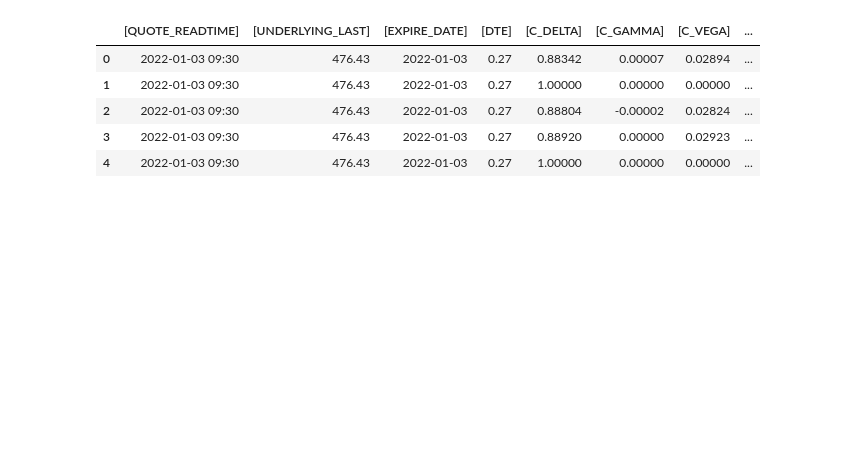
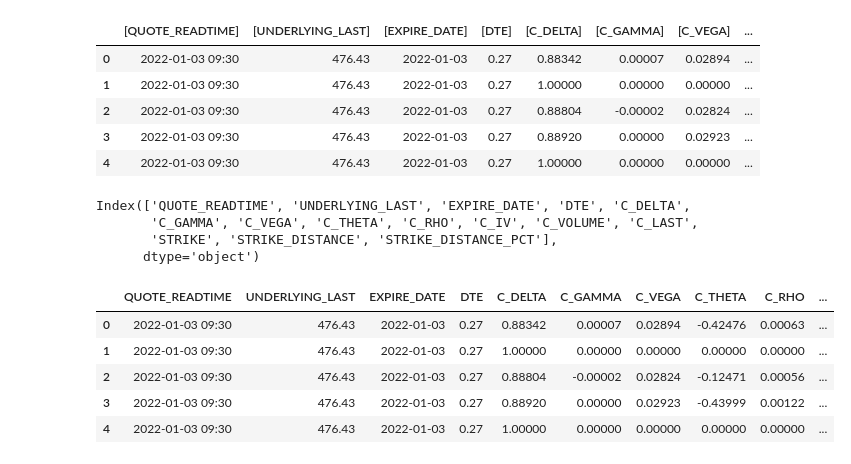
Before and after one commit to aarch23/OptYx, a Jupyter notebook: SpyRawData.ipynb, the cells around one changed output. Saved outputs shown, nothing was run; the diff lists cells and outputs as text; code cells hidden in the pictures; blank space fills up the shorter version.

```diff
--- a/SpyRawData.ipynb
+++ b/SpyRawData.ipynb
@@ -154,0 +149,16 @@ spy_data_v2.head()
+# %%
+spy_data_v2.columns
+# %% [output]
+Index(['QUOTE_READTIME', 'UNDERLYING_LAST', 'EXPIRE_DATE', 'DTE', 'C_DELTA',
+       'C_GAMMA', 'C_VEGA', 'C_THETA', 'C_RHO', 'C_IV', 'C_VOLUME', 'C_LAST',
+       'STRIKE', 'STRIKE_DISTANCE', 'STRIKE_DISTANCE_PCT'],
+      dtype='object')
+# %%
+spy_data_v2.head()
+# %% [output]
+|  | QUOTE_READTIME | UNDERLYING_LAST | EXPIRE_DATE | DTE | C_DELTA | C_GAMMA | C_VEGA | C_THETA | C_RHO | ... |
+| 0 | 2022-01-03 09:30 | 476.43 | 2022-01-03 | 0.27 | 0.88342 | 0.00007 | 0.02894 | -0.42476 | 0.00063 | ... |
+| 1 | 2022-01-03 09:30 | 476.43 | 2022-01-03 | 0.27 | 1.00000 | 0.00000 | 0.00000 | 0.00000 | 0.00000 | ... |
+| 2 | 2022-01-03 09:30 | 476.43 | 2022-01-03 | 0.27 | 0.88804 | -0.00002 | 0.02824 | -0.12471 | 0.00056 | ... |
+| 3 | 2022-01-03 09:30 | 476.43 | 2022-01-03 | 0.27 | 0.88920 | 0.00000 | 0.02923 | -0.43999 | 0.00122 | ... |
+| 4 | 2022-01-03 09:30 | 476.43 | 2022-01-03 | 0.27 | 1.00000 | 0.00000 | 0.00000 | 0.00000 | 0.00000 | ... |
```
Also changed, not shown: parts of 13 cells of this notebook.
